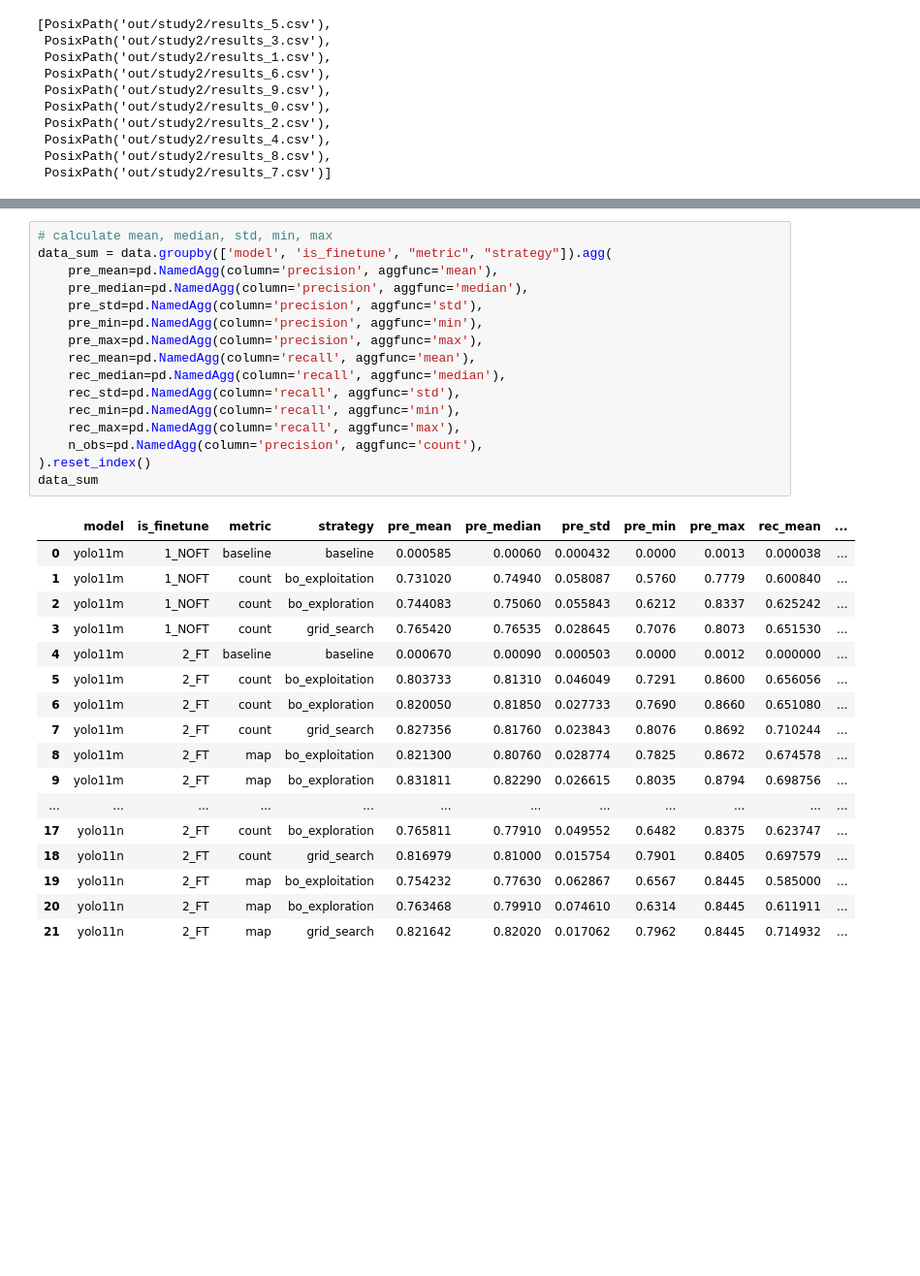
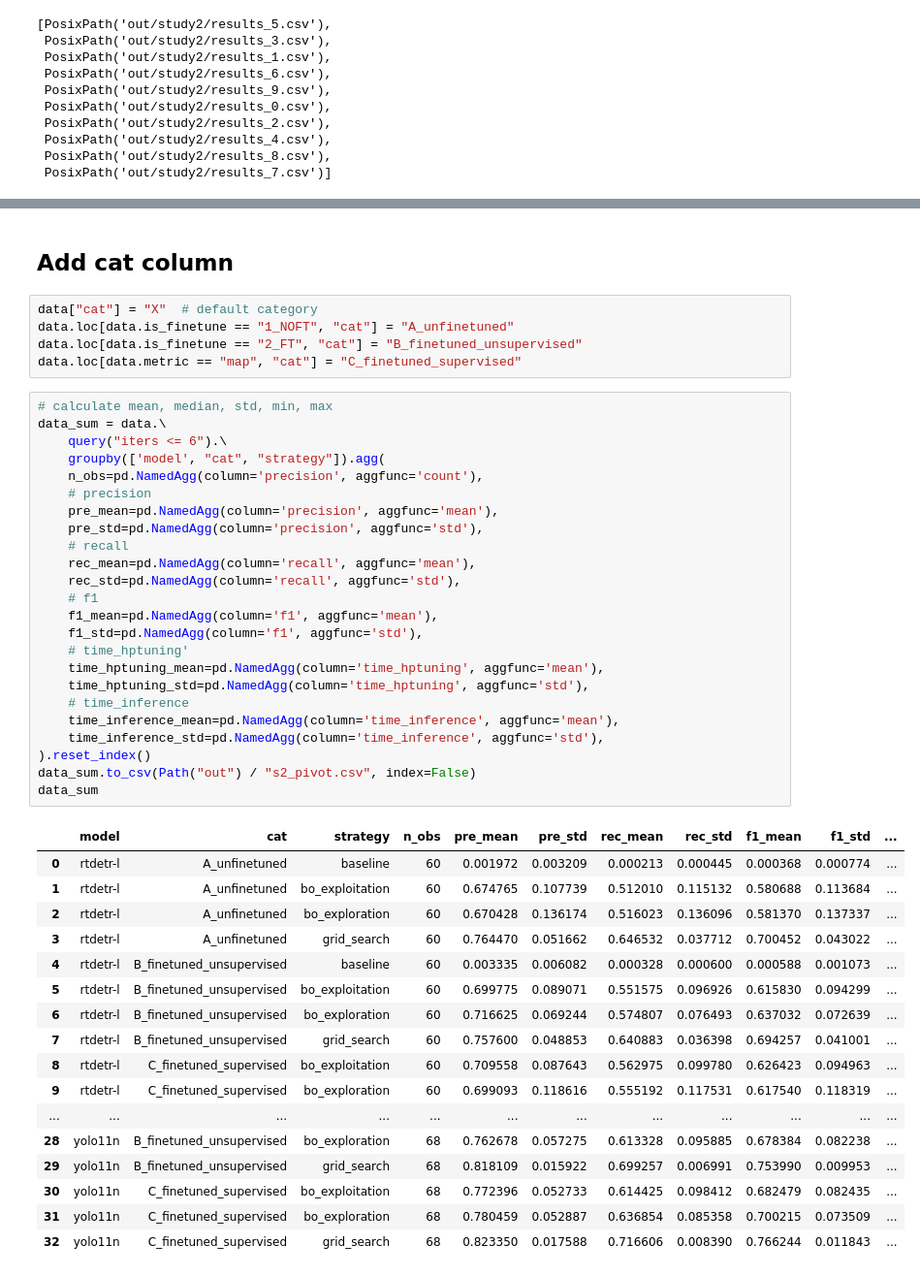
Before and after one commit to Niche-Lab/ant-detective, a Jupyter notebook: _5_eval-study2.ipynb, the cells around one changed output, grey strips where cells are left out. Shown at 97% size. Drawn from its saved outputs; the diff is of its cells as text; blank space fills up the shorter version.

```diff
--- a/_5_eval-study2.ipynb
+++ b/_5_eval-study2.ipynb
@@ -60,34 +61,49 @@ Index(['model', 'n_params', 'is_finetune', 'thread', 'iters', 'metric',
+# %% [markdown]
+## Add cat column
+# %%
+data["cat"] = "X"  # default category
+data.loc[data.is_finetune == "1_NOFT", "cat"] = "A_unfinetuned"
+data.loc[data.is_finetune == "2_FT", "cat"] = "B_finetuned_unsupervised"
+data.loc[data.metric == "map", "cat"] = "C_finetuned_supervised"
 # %%
 # calculate mean, median, std, min, max
-data_sum = data.groupby(['model', 'is_finetune', "metric", "strategy"]).agg(
+data_sum = data.\
+    query("iters <= 6").\
+    groupby(['model', "cat", "strategy"]).agg(
+    n_obs=pd.NamedAgg(column='precision', aggfunc='count'),
+    # precision
     pre_mean=pd.NamedAgg(column='precision', aggfunc='mean'),
-    pre_median=pd.NamedAgg(column='precision', aggfunc='median'),
     pre_std=pd.NamedAgg(column='precision', aggfunc='std'),
-    pre_min=pd.NamedAgg(column='precision', aggfunc='min'),
-    pre_max=pd.NamedAgg(column='precision', aggfunc='max'),
+    # recall
     rec_mean=pd.NamedAgg(column='recall', aggfunc='mean'),
-    rec_median=pd.NamedAgg(column='recall', aggfunc='median'),
     rec_std=pd.NamedAgg(column='recall', aggfunc='std'),
-    rec_min=pd.NamedAgg(column='recall', aggfunc='min'),
-    rec_max=pd.NamedAgg(column='recall', aggfunc='max'),
-    n_obs=pd.NamedAgg(column='precision', aggfunc='count'),
+    # f1
+    f1_mean=pd.NamedAgg(column='f1', aggfunc='mean'),
+    f1_std=pd.NamedAgg(column='f1', aggfunc='std'),
+    # time_hptuning'
+    time_hptuning_mean=pd.NamedAgg(column='time_hptuning', aggfunc='mean'),
+    time_hptuning_std=pd.NamedAgg(column='time_hptuning', aggfunc='std'),
+    # time_inference
+    time_inference_mean=pd.NamedAgg(column='time_inference', aggfunc='mean'),
+    time_inference_std=pd.NamedAgg(column='time_inference', aggfunc='std'),
 ).reset_index()
+data_sum.to_csv(Path("out") / "s2_pivot.csv", index=False)
 data_sum
 # %% [output]
-|  | model | is_finetune | metric | strategy | pre_mean | pre_median | pre_std | pre_min | pre_max | rec_mean | ... |
-| 0 | yolo11m | 1_NOFT | baseline | baseline | 0.000585 | 0.00060 | 0.000432 | 0.0000 | 0.0013 | 0.000038 | ... |
-| 1 | yolo11m | 1_NOFT | count | bo_exploitation | 0.731020 | 0.74940 | 0.058087 | 0.5760 | 0.7779 | 0.600840 | ... |
-| 2 | yolo11m | 1_NOFT | count | bo_exploration | 0.744083 | 0.75060 | 0.055843 | 0.6212 | 0.8337 | 0.625242 | ... |
-| 3 | yolo11m | 1_NOFT | count | grid_search | 0.765420 | 0.76535 | 0.028645 | 0.7076 | 0.8073 | 0.651530 | ... |
-| 4 | yolo11m | 2_FT | baseline | baseline | 0.000670 | 0.00090 | 0.000503 | 0.0000 | 0.0012 | 0.000000 | ... |
-| 5 | yolo11m | 2_FT | count | bo_exploitation | 0.803733 | 0.81310 | 0.046049 | 0.7291 | 0.8600 | 0.656056 | ... |
-| 6 | yolo11m | 2_FT | count | bo_exploration | 0.820050 | 0.81850 | 0.027733 | 0.7690 | 0.8660 | 0.651080 | ... |
-| 7 | yolo11m | 2_FT | count | grid_search | 0.827356 | 0.81760 | 0.023843 | 0.8076 | 0.8692 | 0.710244 | ... |
-| 8 | yolo11m | 2_FT | map | bo_exploitation | 0.821300 | 0.80760 | 0.028774 | 0.7825 | 0.8672 | 0.674578 | ... |
-| 9 | yolo11m | 2_FT | map | bo_exploration | 0.831811 | 0.82290 | 0.026615 | 0.8035 | 0.8794 | 0.698756 | ... |
+|  | model | cat | strategy | n_obs | pre_mean | pre_std | rec_mean | rec_std | f1_mean | f1_std | ... |
+| 0 | rtdetr-l | A_unfinetuned | baseline | 60 | 0.001972 | 0.003209 | 0.000213 | 0.000445 | 0.000368 | 0.000774 | ... |
+| 1 | rtdetr-l | A_unfinetuned | bo_exploitation | 60 | 0.674765 | 0.107739 | 0.512010 | 0.115132 | 0.580688 | 0.113684 | ... |
+| 2 | rtdetr-l | A_unfinetuned | bo_exploration | 60 | 0.670428 | 0.136174 | 0.516023 | 0.136096 | 0.581370 | 0.137337 | ... |
+| 3 | rtdetr-l | A_unfinetuned | grid_search | 60 | 0.764470 | 0.051662 | 0.646532 | 0.037712 | 0.700452 | 0.043022 | ... |
+| 4 | rtdetr-l | B_finetuned_unsupervised | baseline | 60 | 0.003335 | 0.006082 | 0.000328 | 0.000600 | 0.000588 | 0.001073 | ... |
+| 5 | rtdetr-l | B_finetuned_unsupervised | bo_exploitation | 60 | 0.699775 | 0.089071 | 0.551575 | 0.096926 | 0.615830 | 0.094299 | ... |
+| 6 | rtdetr-l | B_finetuned_unsupervised | bo_exploration | 60 | 0.716625 | 0.069244 | 0.574807 | 0.076493 | 0.637032 | 0.072639 | ... |
+| 7 | rtdetr-l | B_finetuned_unsupervised | grid_search | 60 | 0.757600 | 0.048853 | 0.640883 | 0.036398 | 0.694257 | 0.041001 | ... |
+| 8 | rtdetr-l | C_finetuned_supervised | bo_exploitation | 60 | 0.709558 | 0.087643 | 0.562975 | 0.099780 | 0.626423 | 0.094963 | ... |
+| 9 | rtdetr-l | C_finetuned_supervised | bo_exploration | 60 | 0.699093 | 0.118616 | 0.555192 | 0.117531 | 0.617540 | 0.118319 | ... |
 | ... | ... | ... | ... | ... | ... | ... | ... | ... | ... | ... | ... |
-| 17 | yolo11n | 2_FT | count | bo_exploration | 0.765811 | 0.77910 | 0.049552 | 0.6482 | 0.8375 | 0.623747 | ... |
-| 18 | yolo11n | 2_FT | count | grid_search | 0.816979 | 0.81000 | 0.015754 | 0.7901 | 0.8405 | 0.697579 | ... |
-| 19 | yolo11n | 2_FT | map | bo_exploitation | 0.754232 | 0.77630 | 0.062867 | 0.6567 | 0.8445 | 0.585000 | ... |
-| 20 | yolo11n | 2_FT | map | bo_exploration | 0.763468 | 0.79910 | 0.074610 | 0.6314 | 0.8445 | 0.611911 | ... |
-| 21 | yolo11n | 2_FT | map | grid_search | 0.821642 | 0.82020 | 0.017062 | 0.7962 | 0.8445 | 0.714932 | ... |
+| 28 | yolo11n | B_finetuned_unsupervised | bo_exploration | 68 | 0.762678 | 0.057275 | 0.613328 | 0.095885 | 0.678384 | 0.082238 | ... |
+| 29 | yolo11n | B_finetuned_unsupervised | grid_search | 68 | 0.818109 | 0.015922 | 0.699257 | 0.006991 | 0.753990 | 0.009953 | ... |
+| 30 | yolo11n | C_finetuned_supervised | bo_exploitation | 68 | 0.772396 | 0.052733 | 0.614425 | 0.098412 | 0.682479 | 0.082435 | ... |
+| 31 | yolo11n | C_finetuned_supervised | bo_exploration | 68 | 0.780459 | 0.052887 | 0.636854 | 0.085358 | 0.700215 | 0.073509 | ... |
+| 32 | yolo11n | C_finetuned_supervised | grid_search | 68 | 0.823350 | 0.017588 | 0.716606 | 0.008390 | 0.766244 | 0.011843 | ... |
```
Also changed, not shown: parts of 14 cells of this notebook, 6 other files.
